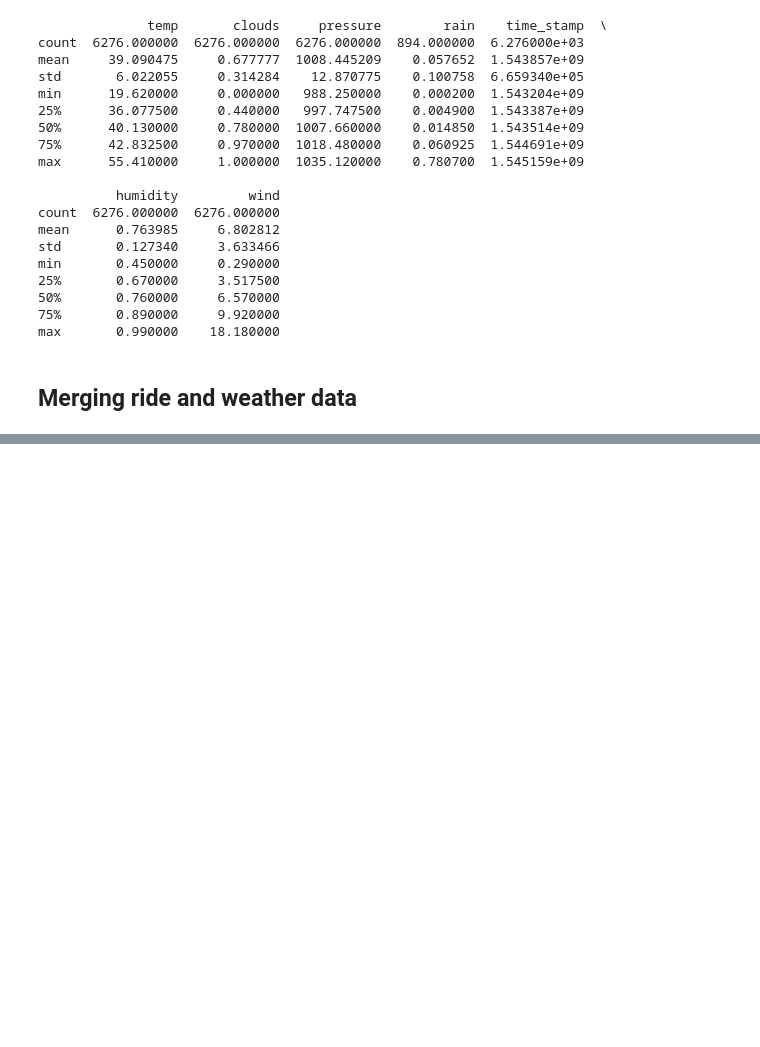
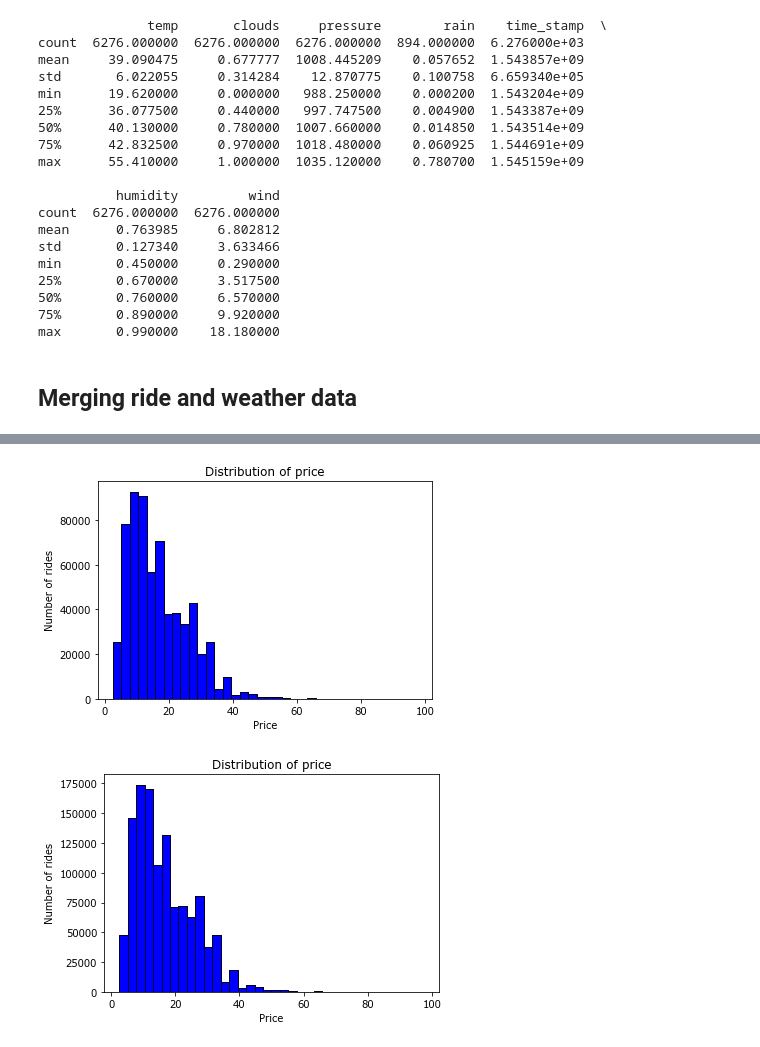
Before and after one commit to wgburke310/ds3010project, a Jupyter notebook: data_processing.ipynb, the cells around one changed output, grey strips where cells are left out. Saved outputs shown, nothing was run; the diff lists cells and outputs as text; code cells hidden in the pictures; blank space fills up the shorter version.

Commit message:
Added histograms showing the distribution of price attribute

```diff
--- a/data_processing.ipynb
+++ b/data_processing.ipynb
@@ -177,0 +171,34 @@ See the caveats in the documentation: https://pandas.pydata.org/pandas-docs/stab
+# %%
+import matplotlib.pyplot as plt
+import seaborn as sns
+
+cleaned_data = pd.read_csv("data/cleaned.csv")
+combined_data = pd.read_csv('data/combined.csv')
+
+plt.hist(cleaned_data['price'], color = 'blue', edgecolor = 'black',
+         bins = int(180/5))
+
+sns.distplot(cleaned_data['price'], hist=True, kde=False,
+             bins=int(180/5), color = 'blue',
+             hist_kws={'edgecolor':'black'})
+
+plt.title('Distribution of price')
+plt.xlabel('Price')
+plt.ylabel('Number of rides')
+plt.show()
+
+
+plt.hist(combined_data['price'], color = 'blue', edgecolor = 'black',
+         bins = int(180/5))
+
+sns.distplot(combined_data['price'], hist=True, kde=False,
+             bins=int(180/5), color = 'blue',
+             hist_kws={'edgecolor':'black'})
+
+plt.title('Distribution of price')
+plt.xlabel('Price')
+plt.ylabel('Number of rides')
+plt.show()
+# %% [output]
+[figure, added]
+[figure, added]
```
Also changed, not shown: parts of 5 cells of this notebook.
